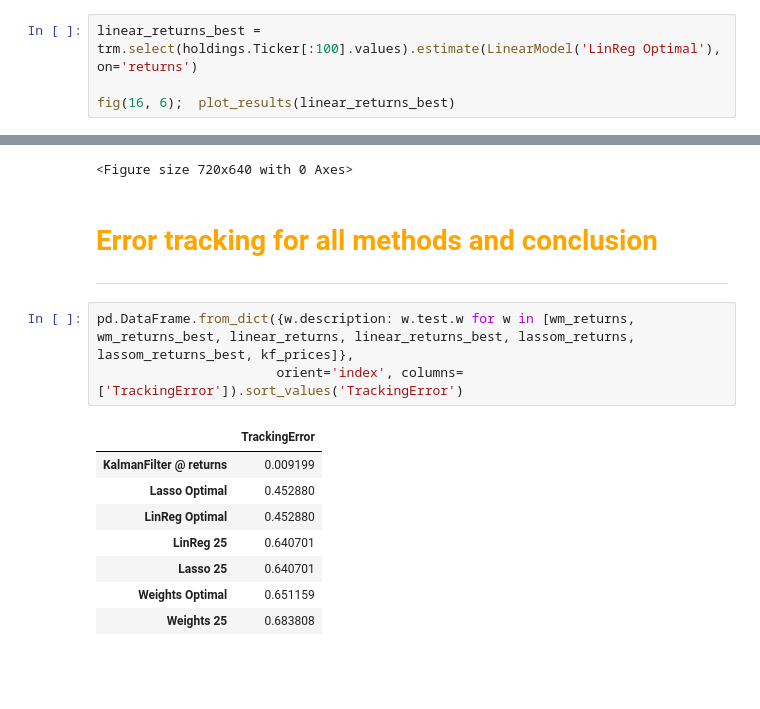
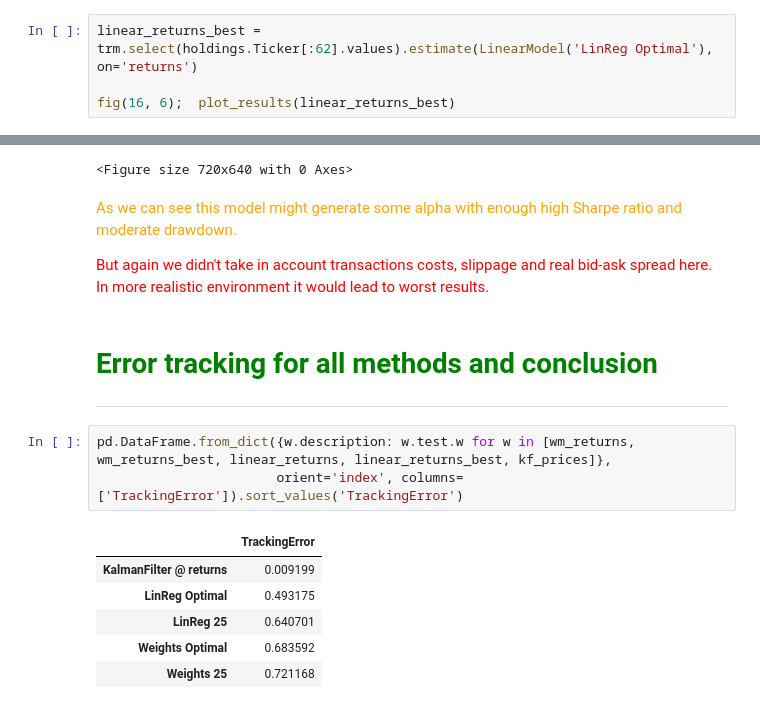
Before and after one commit to dmarienko/QuantTradingResearch, a Jupyter notebook: models/2. Russel Index Tracking.ipynb, the cells around one changed output, grey strips where cells are left out. Cells and saved outputs as stored; diff of their text form; blank space fills up the shorter version.

```diff
--- a/models/2. Russel Index Tracking.ipynb
+++ b/models/2. Russel Index Tracking.ipynb
@@ -203,5 +208,5 @@ plot_results(linear_returns)
 # %%
-linear_returns_best = trm.select(holdings.Ticker[:100].values).estimate(LinearModel('LinReg Optimal'), on='returns')
+linear_returns_best = trm.select(holdings.Ticker[:62].values).estimate(LinearModel('LinReg Optimal'), on='returns')
 
 fig(16, 6);  plot_results(linear_returns_best)
 # %% [output]
@@ -325,19 +357,22 @@ tearsheet(p, 10_000_000)
 [interactive output not drawn]
 [interactive output not drawn]
 <Figure size 720x640 with 0 Axes>
+# %% [markdown]
+
+<font color='orange'>As we can see this model might generate some alpha with enough high Sharpe ratio and moderate drawdown. </font>
+
+<font color='red'>But again we didn't take in account transactions costs, slippage and real bid-ask spread here. In more realistic environment it would lead to worst results.</font>
 # %% [markdown]
-# <font color='orange'>Error tracking for all methods and conclusion</font>
+# <font color='green'>Error tracking for all methods and conclusion</font>
 <hr/>
 # %%
-pd.DataFrame.from_dict({w.description: w.test.w for w in [wm_returns, wm_returns_best, linear_returns, linear_returns_best, lassom_returns, lassom_returns_best, kf_prices]},
+pd.DataFrame.from_dict({w.description: w.test.w for w in [wm_returns, wm_returns_best, linear_returns, linear_returns_best, kf_prices]},
                        orient='index', columns=['TrackingError']).sort_values('TrackingError')
 # %% [output]
 |  | TrackingError |
 | KalmanFilter @ returns | 0.009199 |
-| Lasso Optimal | 0.452880 |
-| LinReg Optimal | 0.452880 |
+| LinReg Optimal | 0.493175 |
 | LinReg 25 | 0.640701 |
-| Lasso 25 | 0.640701 |
-| Weights Optimal | 0.651159 |
-| Weights 25 | 0.683808 |
+| Weights Optimal | 0.683592 |
+| Weights 25 | 0.721168 |
 # %% [markdown]
```
Also changed, not shown: parts of 54 cells of this notebook.
